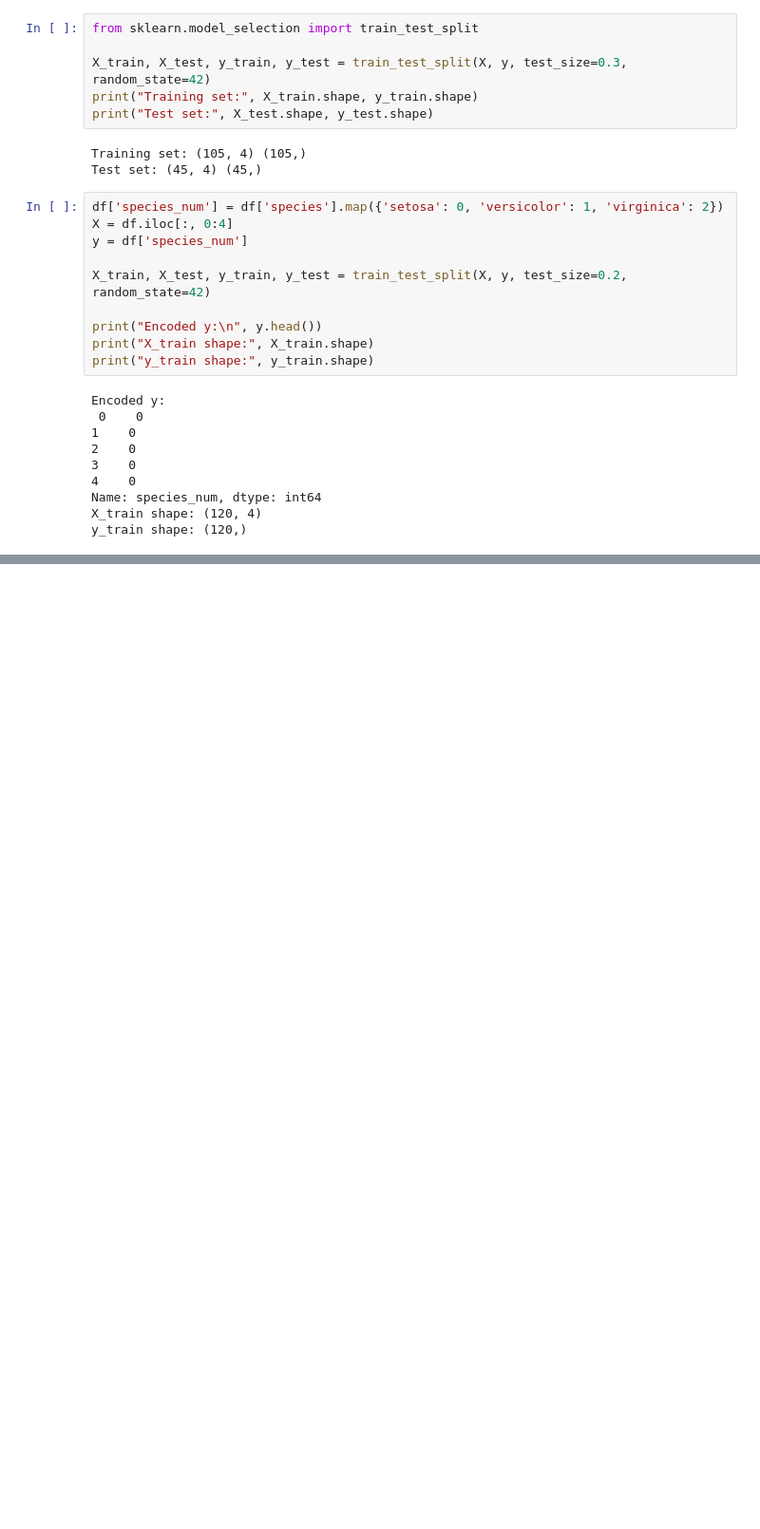
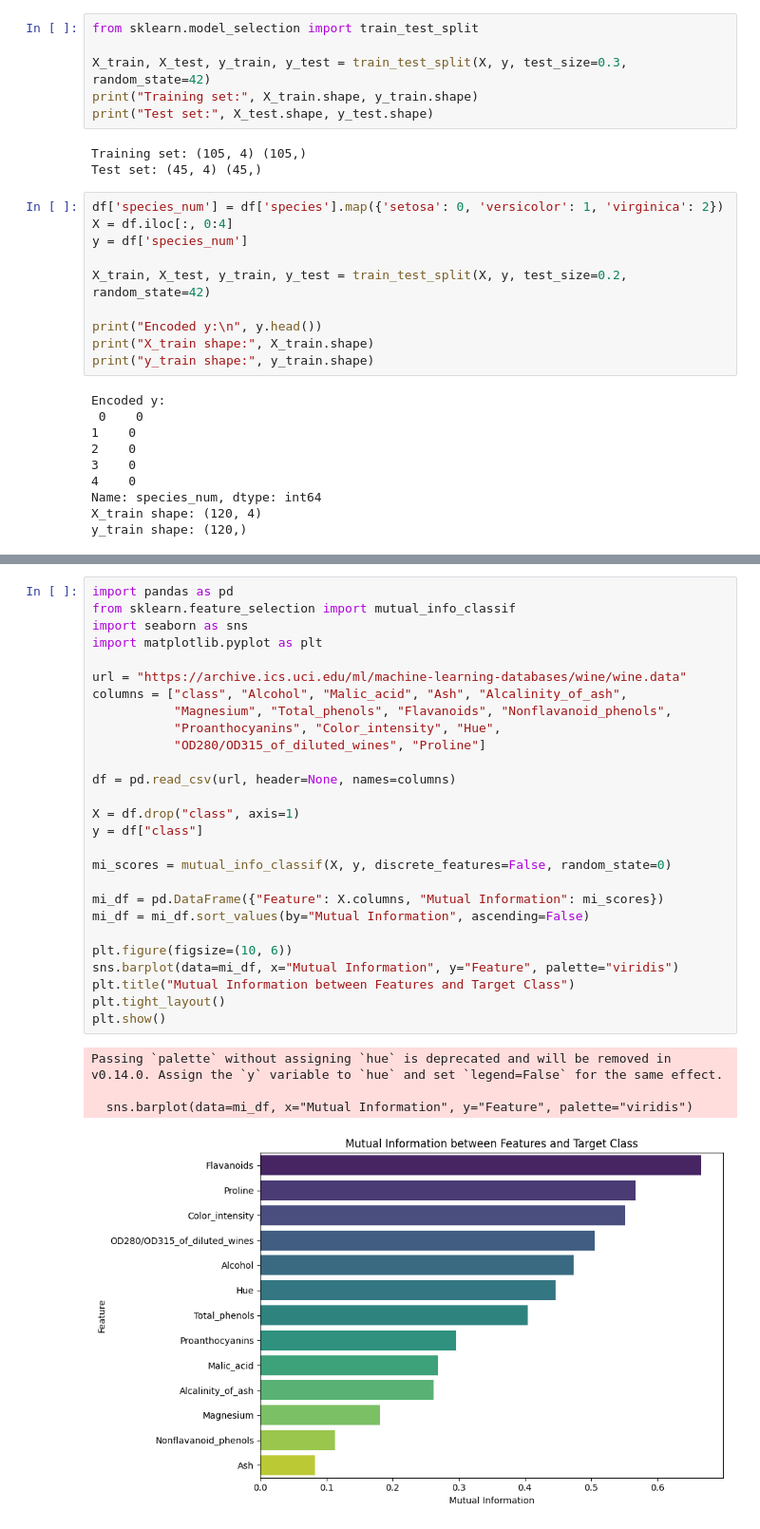
Before and after one commit to anushkamaisa/ML_LAB, a Jupyter notebook: MLPractice.ipynb, the cells around one changed output, grey strips where cells are left out. Shown at 95% size. Saved outputs shown, nothing was run; the diff lists cells and outputs as text; blank space fills up the shorter version.

```diff
--- a/MLPractice.ipynb
+++ b/MLPractice.ipynb
@@ -808,0 +876,32 @@ y_train shape: (120,)
+# %%
+import pandas as pd
+from sklearn.feature_selection import mutual_info_classif
+import seaborn as sns
+import matplotlib.pyplot as plt
+
+url = "https://archive.ics.uci.edu/ml/machine-learning-databases/wine/wine.data"
+columns = ["class", "Alcohol", "Malic_acid", "Ash", "Alcalinity_of_ash",
+           "Magnesium", "Total_phenols", "Flavanoids", "Nonflavanoid_phenols",
+           "Proanthocyanins", "Color_intensity", "Hue",
+           "OD280/OD315_of_diluted_wines", "Proline"]
+
+df = pd.read_csv(url, header=None, names=columns)
+
+X = df.drop("class", axis=1)
+y = df["class"]
+
+mi_scores = mutual_info_classif(X, y, discrete_features=False, random_state=0)
+
+mi_df = pd.DataFrame({"Feature": X.columns, "Mutual Information": mi_scores})
+mi_df = mi_df.sort_values(by="Mutual Information", ascending=False)
+
+plt.figure(figsize=(10, 6))
+sns.barplot(data=mi_df, x="Mutual Information", y="Feature", palette="viridis")
+plt.title("Mutual Information between Features and Target Class")
+plt.tight_layout()
+plt.show()
+# %% [output]
+Passing `palette` without assigning `hue` is deprecated and will be removed in v0.14.0. Assign the `y` variable to `hue` and set `legend=False` for the same effect.
+
+  sns.barplot(data=mi_df, x="Mutual Information", y="Feature", palette="viridis")
+[figure, added]
```
Also changed, not shown: parts of 18 cells of this notebook.
